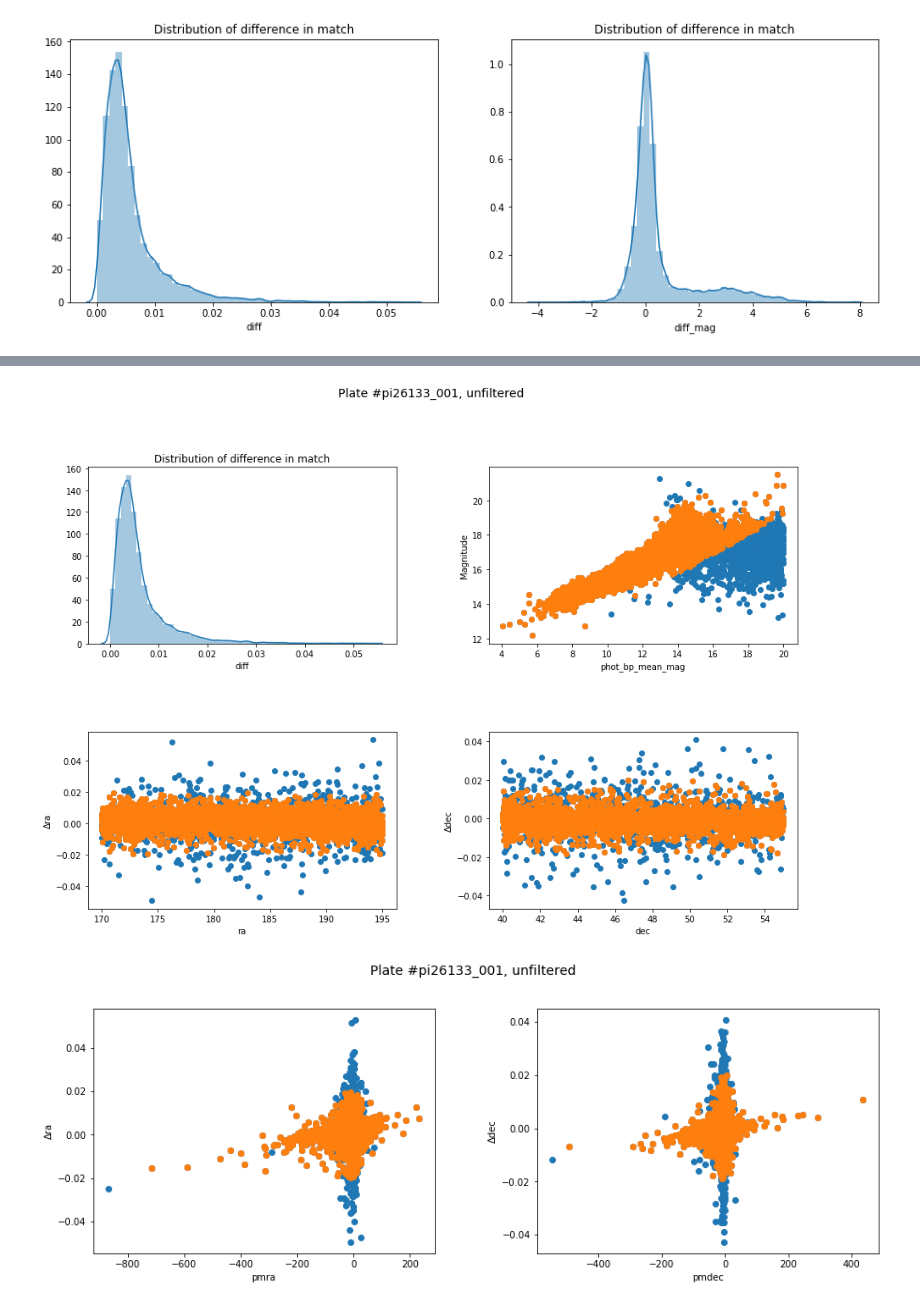
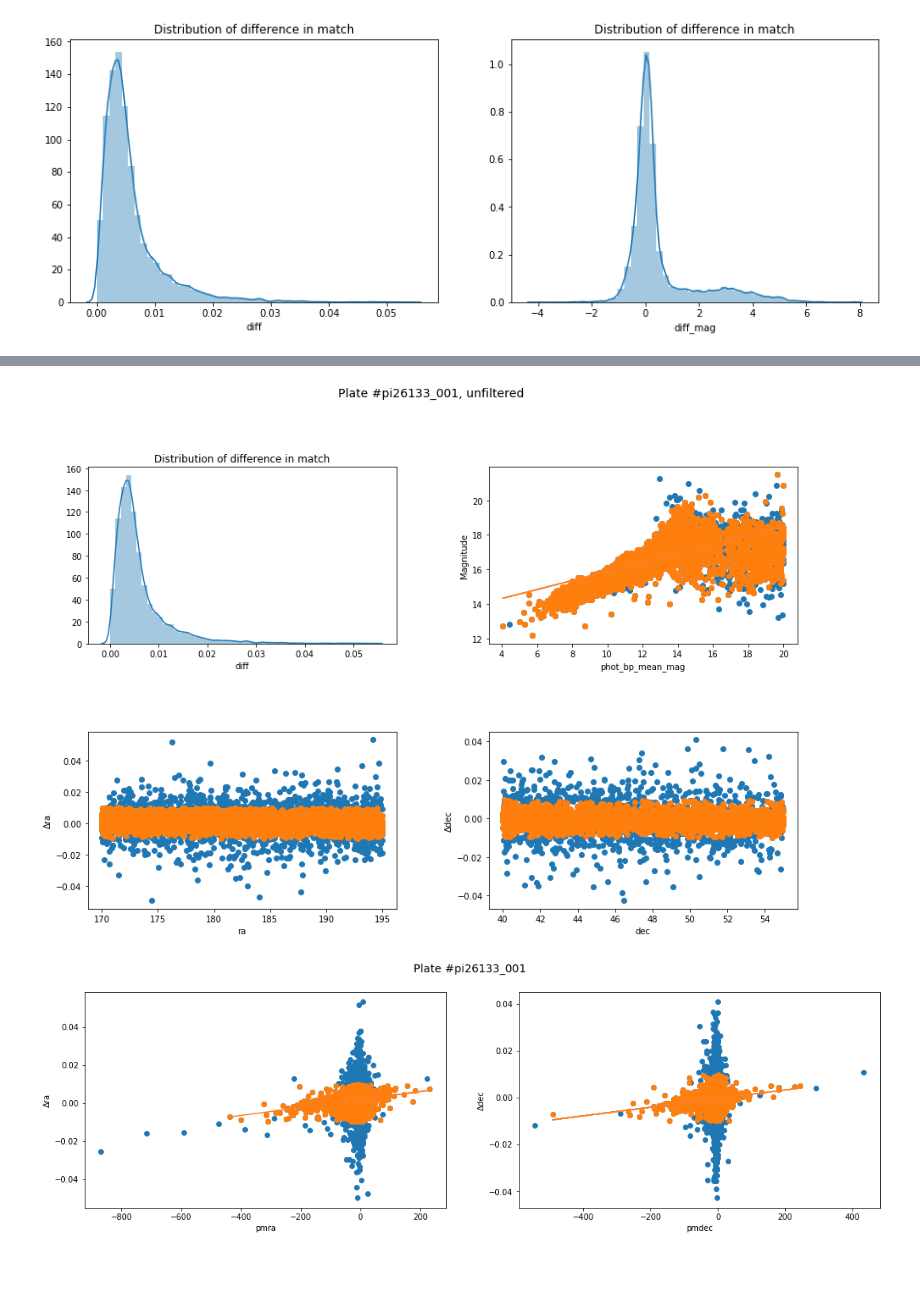
Before and after one commit to oliang2000/yerkes-plate-digitization, a Jupyter notebook: APT.ipynb, the cells around one changed output, grey strips where cells are left out. Drawn from its saved outputs; the diff is of its cells as text; code cells hidden in the pictures; blank space fills up the shorter version.

Commit message:
improved graph functions yay

```diff
--- a/APT.ipynb
+++ b/APT.ipynb
@@ -54,7 +54,7 @@ query('CentroidRA>170').query('CentroidRA<195').dropna().reset_index(drop=True)
 # %% [markdown]
 ## Functions
 # %%
-def p_scatter(df1, df2, x, y, xlim =[0,0] , ylim=[0,0]):
+def p_scatter(df1, df2, x, y, xlim =[0,0] , ylim=[0,0], lr1 = False, lr2 = False):
     '''
     This function uses matplotlib.pyplot to graph two functions and fix axis (calculated if not given).
     df2 should be the smaller subset.
@@ -70,6 +70,14 @@ def p_scatter(df1, df2, x, y, xlim =[0,0] , ylim=[0,0]):
     axes.set_ylim(ylim)
     plt.xlabel(x)
     plt.ylabel(y)
+    if lr1 == True:
+        model = sm.OLS(df1[y], sm.add_constant(df1[x])).fit()
+        pred = df1[x]*model.params[x]+model.params['const']
+        plt.plot(df1[x],pred,'#2678b2')
+    if lr2 == True:
+        model = sm.OLS(df2[y], sm.add_constant(df2[x])).fit()
+        pred = df2[x]*model.params[x]+model.params['const']
+        plt.plot(df2[x],pred,'#fd7f28')
 # %% [markdown]
 ## Match data
 # %%
@@ -183,7 +191,7 @@ df['Δdec'] = df.apply(lambda row: row.dec - row.CentroidDec, axis = 1)
 df['Δmag'] = df.apply(lambda row: row.Magnitude - row.phot_bp_mean_mag, axis = 1)
 
 #subset
-df_filtered = df.query('diff<0.02').query('diff_mag<2').query('diff_mag>-2')
+df_filtered = df.query('diff<0.01').query('diff_mag<6').query('diff_mag>-2')
 # %%
 fig = plt.figure(figsize=(15,5))
 ax1 = fig.add_subplot(121)
@@ -201,22 +209,23 @@ fig.subplots_adjust(top=0.85, wspace=0.3, hspace=0.5)
 ax1 = fig.add_subplot(2,2,1)
 sns.distplot(df['diff']).set_title('Distribution of difference in match')
 ax2 = fig.add_subplot(2,2,2)
-p_scatter(df, df_filtered, 'phot_bp_mean_mag', 'Magnitude')
+p_scatter(df, df_filtered, 'phot_bp_mean_mag', 'Magnitude', lr2 = True)
 ax3 = fig.add_subplot(2,2,3)
 #sns.regplot('ra','Δra',data=df).set_title('ra vs. Δra')
 p_scatter(df, df_filtered, 'ra', 'Δra')
 ax4 = fig.add_subplot(2,2,4)
 p_scatter(df, df_filtered, 'dec', 'Δdec')
 # %% [output]
-[figure, old version]
+[figure, new version]
 # %%
-fig = plt.figure(figsize=(15,5))
-title = fig.suptitle("Plate #pi26133_001, unfiltered", fontsize=14)
-fig.subplots_adjust(top=0.85, wspace=0.3, hspace=0.5)
+#graphing proper motion
 
-ax1 = fig.add_subplot(1,2,1)
-p_scatter(df, df_filtered, 'pmra', 'Δra')
-ax2 = fig.add_subplot(1,2,2)
-p_scatter(df, df_filtered, 'pmdec', 'Δdec')
+df_na = df.dropna().reset_index(drop=True)#for regression
+fig = plt.figure(figsize=(18,5))#graph size
+title = fig.suptitle("Plate #pi26133_001", fontsize=14)
+ax1 = fig.add_subplot(121)
+p_scatter(df, df_filtered, 'pmra', 'Δra', lr2 = True)
+ax2 = fig.add_subplot(122)
+p_scatter(df, df_filtered, 'pmdec', 'Δdec', lr2 = True)
 # %% [output]
-[figure, old version]
+[figure, new version]
```
Also changed, not shown: parts of 5 cells of this notebook.
